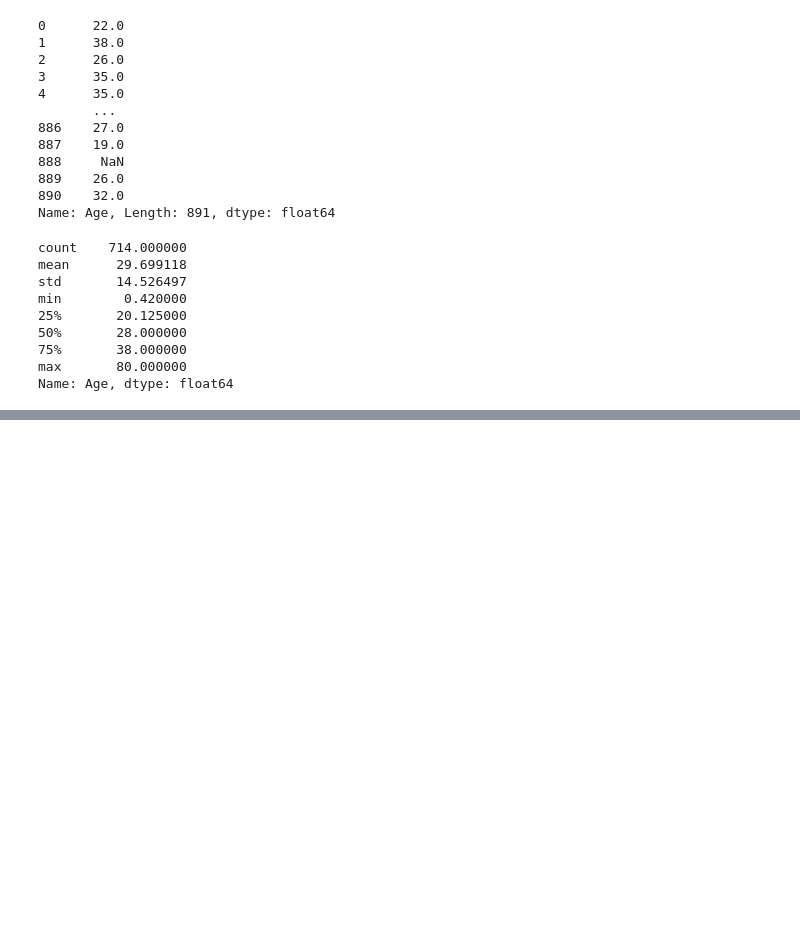
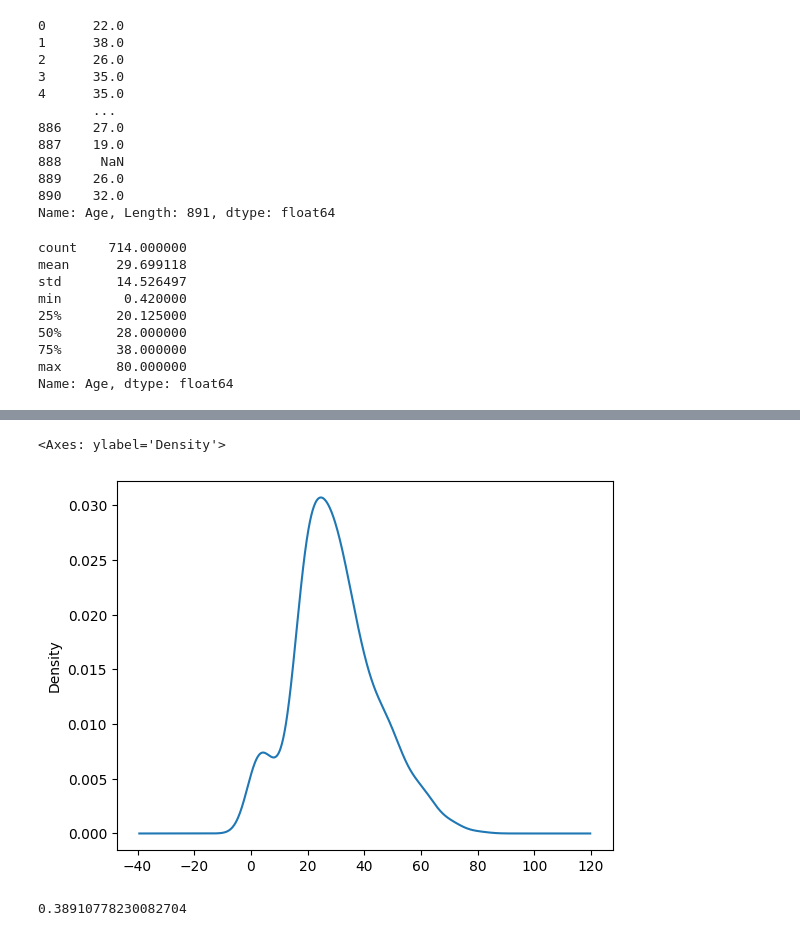
Before and after one commit to Muhammad-Waleed-Source/Exploratory-Data-Analysis, a Jupyter notebook: EDA.ipynb, the cells around one changed output, grey strips where cells are left out. Cells and saved outputs as stored; diff of their text form; code cells hidden in the pictures; blank space fills up the shorter version.

```diff
--- a/EDA.ipynb
+++ b/EDA.ipynb
@@ -111,0 +119,11 @@ Name: Age, dtype: float64
+# %%
+df['Age'].plot(kind='kde')
+# %% [output]
+<Axes: ylabel='Density'>
+[figure, added]
+# %%
+print(df['Age'].skew())
+
+# the number is near to the 0 which means it is near to the normally distributed data
+# %% [output]
+0.38910778230082704
```
Also changed, not shown: parts of 4 cells of this notebook.
